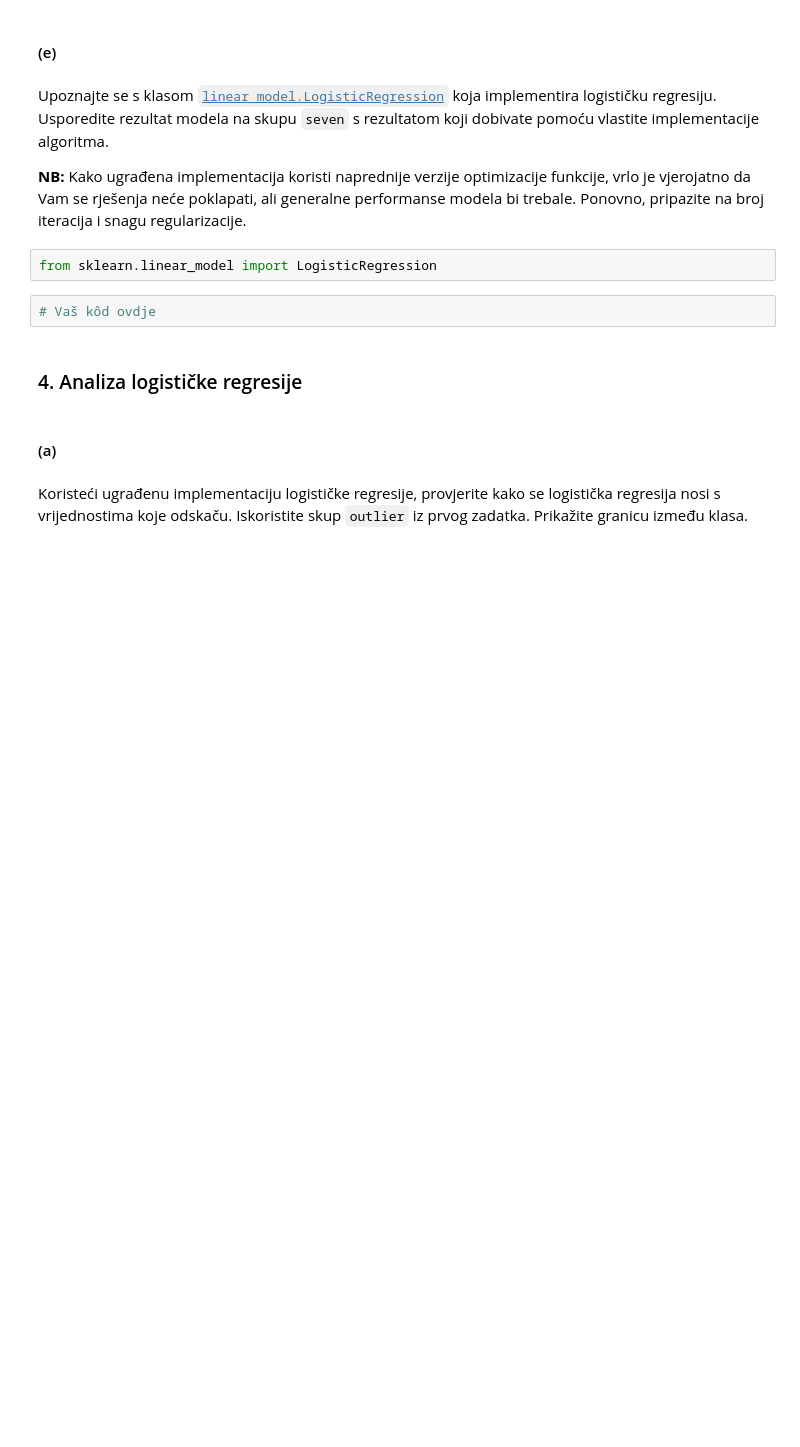
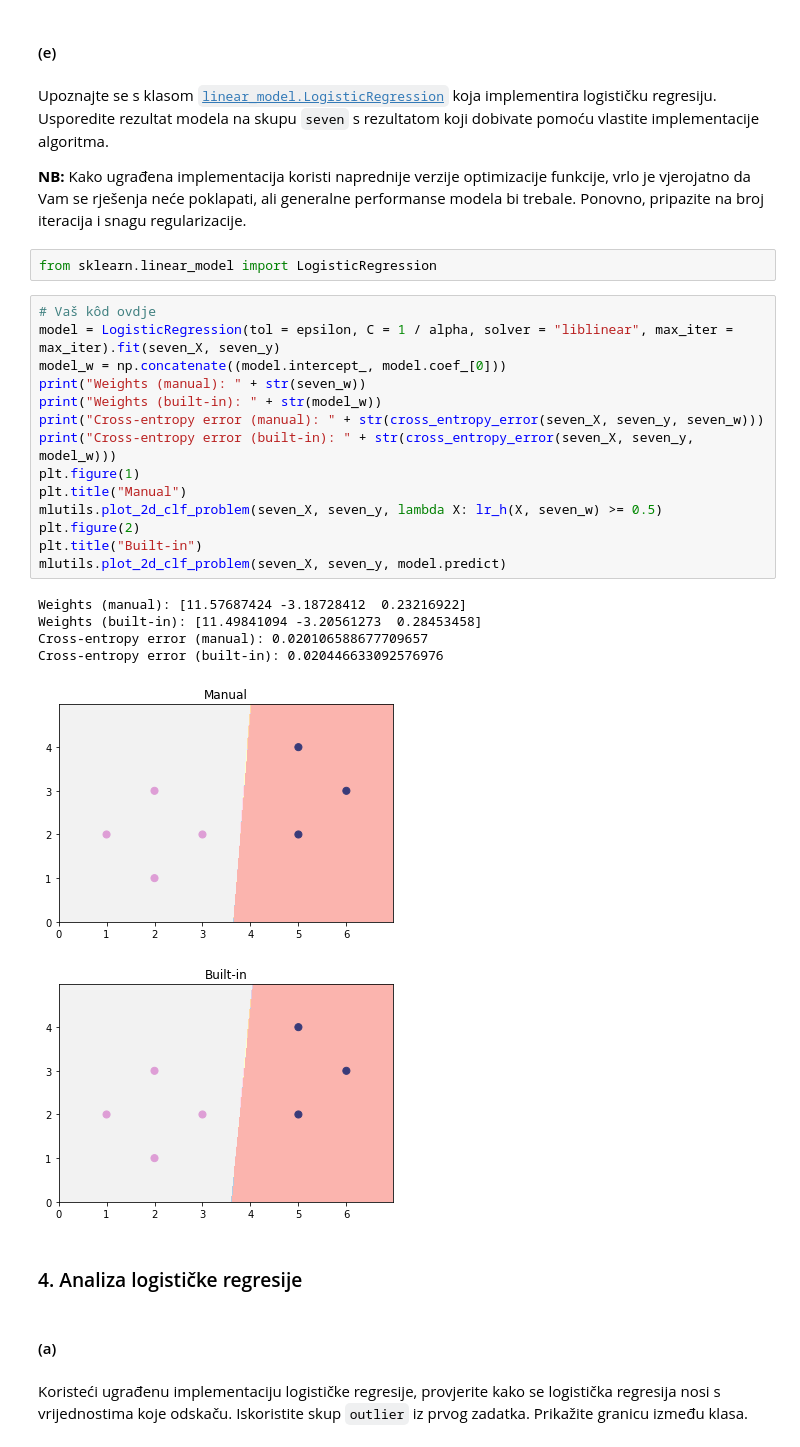
Before and after one commit to aj50009/su, a Jupyter notebook: SU-2019-LAB02-0036500097.ipynb, the cells around one changed output. Saved outputs shown, nothing was run; the diff lists cells and outputs as text; blank space fills up the shorter version.

```diff
--- a/SU-2019-LAB02-0036500097.ipynb
+++ b/SU-2019-LAB02-0036500097.ipynb
@@ -245,8 +308,27 @@ Upoznajte se s klasom [`linear_model.LogisticRegression`](http://scikit-learn.or
 **NB:** Kako ugrađena implementacija koristi naprednije verzije optimizacije funkcije, vrlo je vjerojatno da Vam se rješenja neće poklapati, ali generalne performanse modela bi trebale. Ponovno, pripazite na broj iteracija i snagu regularizacije.
 # %%
 from sklearn.linear_model import LogisticRegression
-# %%
-# Vaš kôd ovdje
+# %%
+# Vaš kôd ovdje
+model = LogisticRegression(tol = epsilon, C = 1 / alpha, solver = "liblinear", max_iter = max_iter).fit(seven_X, seven_y)
+model_w = np.concatenate((model.intercept_, model.coef_[0]))
+print("Weights (manual): " + str(seven_w))
+print("Weights (built-in): " + str(model_w))
+print("Cross-entropy error (manual): " + str(cross_entropy_error(seven_X, seven_y, seven_w)))
+print("Cross-entropy error (built-in): " + str(cross_entropy_error(seven_X, seven_y, model_w)))
+plt.figure(1)
+plt.title("Manual")
+mlutils.plot_2d_clf_problem(seven_X, seven_y, lambda X: lr_h(X, seven_w) >= 0.5)
+plt.figure(2)
+plt.title("Built-in")
+mlutils.plot_2d_clf_problem(seven_X, seven_y, model.predict)
+# %% [output]
+Weights (manual): [11.57687424 -3.18728412  0.23216922]
+Weights (built-in): [11.49841094 -3.20561273  0.28453458]
+Cross-entropy error (manual): 0.020106588677709657
+Cross-entropy error (built-in): 0.020446633092576976
+[figure, added]
+[figure, added]
 # %% [markdown]
 ### 4. Analiza logističke regresije
 # %% [markdown]
```
Also changed, not shown: parts of 8 cells of this notebook.
